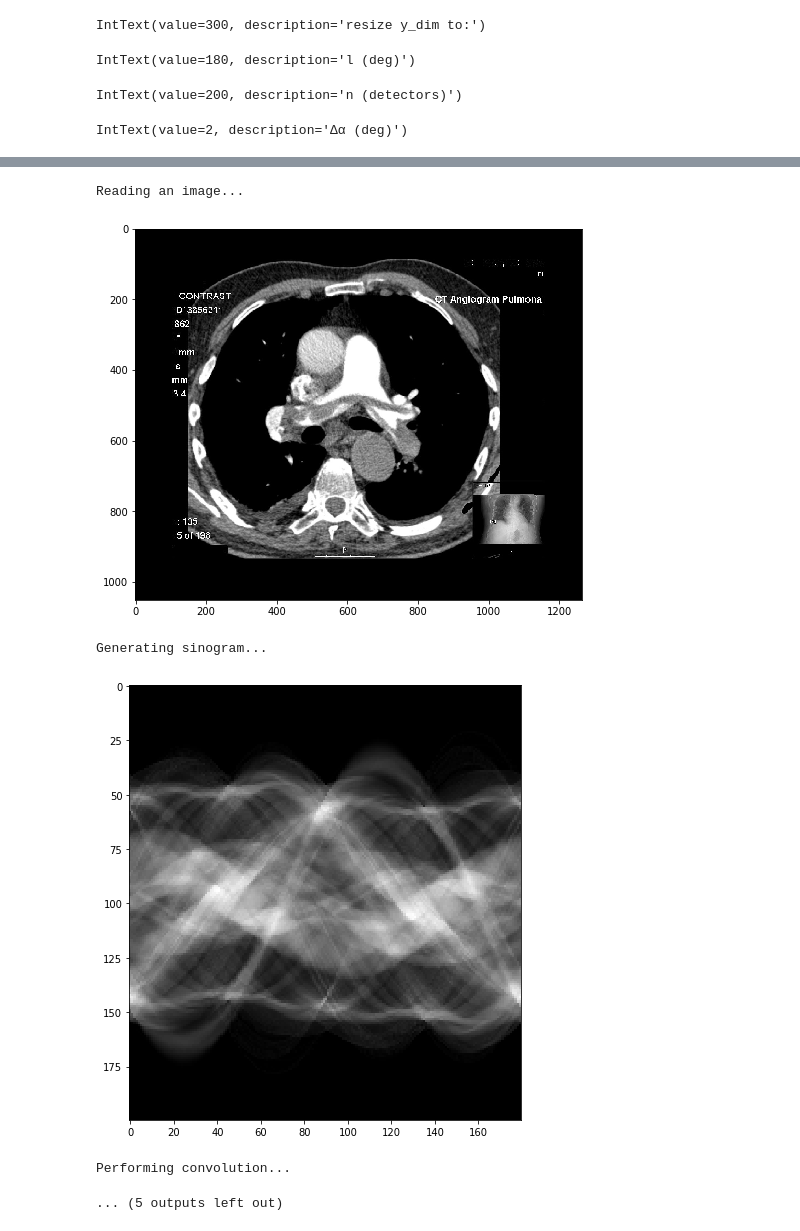
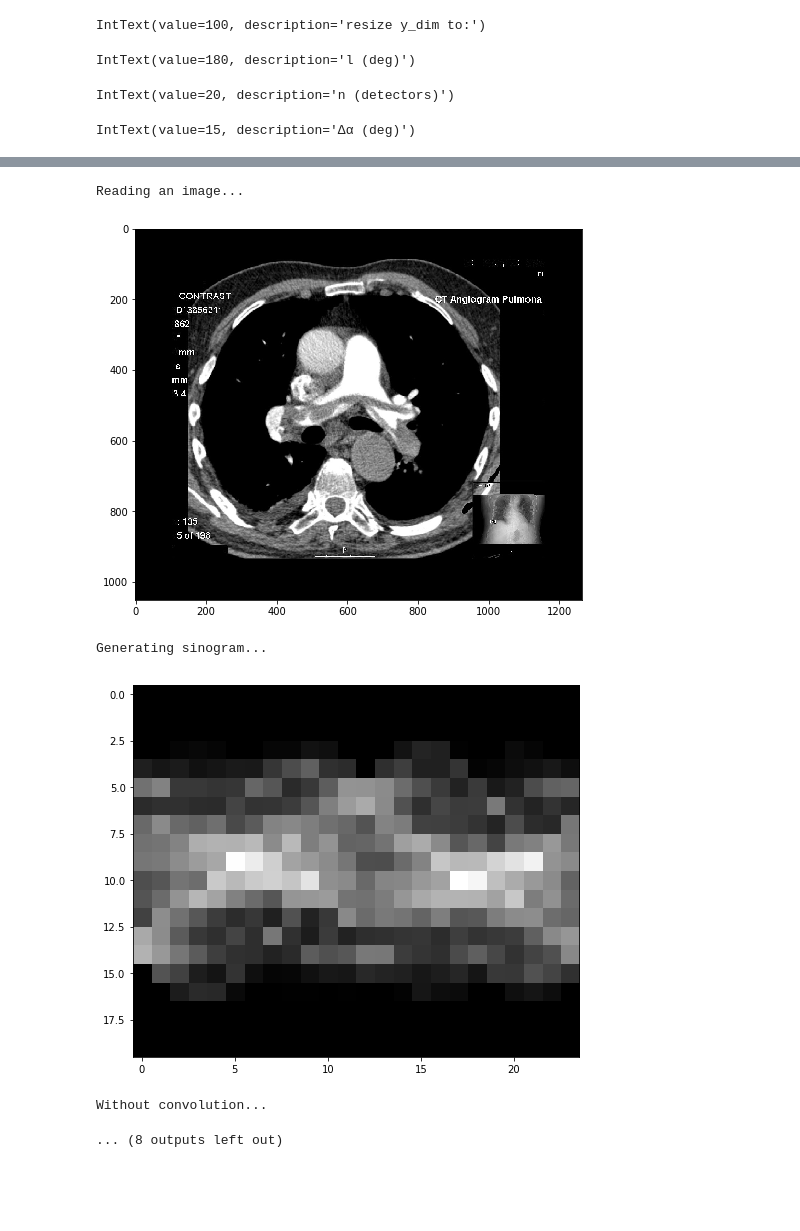
Before and after one commit to damianhorna/backprojection-tomography, a Jupyter notebook: interactive.ipynb, the cells around one changed output, grey strips where cells are left out. Drawn from its saved outputs; the diff is of its cells as text; code cells hidden in the pictures; blank space fills up the shorter version.

```diff
--- a/interactive.ipynb
+++ b/interactive.ipynb
@@ -200,11 +201,26 @@ run_button = widgets.Button(
     button_style='success', # 'success', 'info', 'warning', 'danger' or ''
 )
 
+clear_button = widgets.Button(
+    description='Clear',
+    disabled=False,
+    button_style='info', # 'success', 'info', 'warning', 'danger' or ''
+)
+
 def showImg(img):
     fig = plt.figure(figsize=(8, 8))
     plt.imshow(img, cmap='gray')
     plt.show()
 
+def clear(arg):
+    clear_output(True)
+    display(filename_text)
+    display(x_dim)
+    display(y_dim)
+    display(l_val)
+    display(n_val)
+    display(step)
+    display(run_button)
 
 def perform(arg):
     print("Reading an image...")
@@ -214,6 +230,9 @@ def perform(arg):
     print("Generating sinogram...")
     sinogram, lines = gen_sinogram(n_val.value, l_val.value, step.value, img)
     showImg(sinogram)
+    print("Without convolution...")
+    restored = restore_picture(sinogram, lines, img.shape)
+    showImg(restored)
     print("Performing convolution...")
     copy = convolve_simple(sinogram, [-2,5.5,-2])
     showImg(copy)
@@ -225,6 +244,7 @@ def perform(arg):
     restored = restored / restored.max()
     restored = restored * 255
     showImg(restored)
+    display(clear_button)
 
 display(filename_text)
 display(x_dim)
@@ -233,6 +253,7 @@ display(l_val)
 display(n_val)
 display(step)
 display(run_button)
+clear_button.on_click(clear)
 run_button.on_click(perform)
 # %% [output]
 Text(value='img/skull3.JPG', placeholder='filename')
@@ -240,11 +261,11 @@ IntText(value=300, description='resize x_dim to:')
-IntText(value=300, description='resize y_dim to:')
+IntText(value=100, description='resize y_dim to:')
 IntText(value=180, description='l (deg)')
-IntText(value=200, description='n (detectors)')
+IntText(value=20, description='n (detectors)')
-IntText(value=2, description='∆α (deg)')
+IntText(value=15, description='∆α (deg)')
 [interactive output not drawn]
 Reading an image...
 [figure]
 Generating sinogram...
-[figure, old version]
+[figure, new version]
-Performing convolution...
+Without convolution...
-... (5 outputs left out)
+... (8 outputs left out)
```
Also changed, not shown: parts of 3 cells of this notebook, 2 other files.
